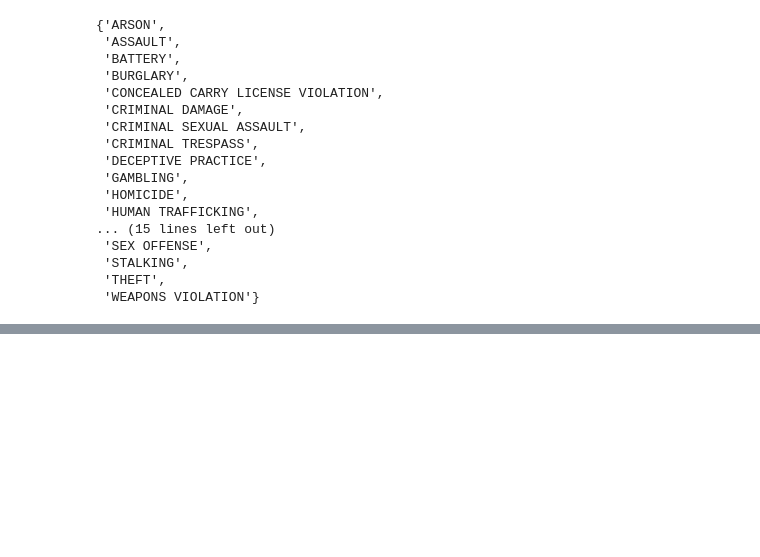
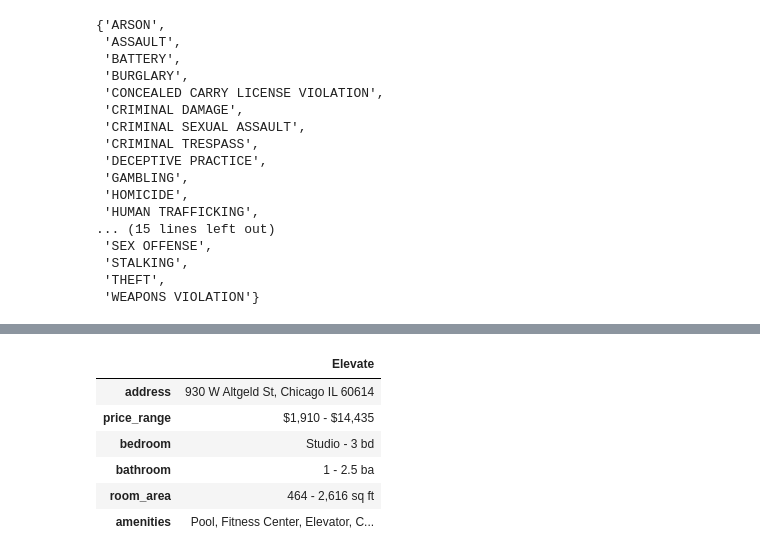
Before and after one commit to cs-ssa-w22/final-project-none, a Jupyter notebook: Housing_Map.ipynb, the cells around one changed output, grey strips where cells are left out. Cells and saved outputs as stored; diff of their text form; code cells hidden in the pictures; blank space fills up the shorter version.

```diff
--- a/Housing_Map.ipynb
+++ b/Housing_Map.ipynb
@@ -142,0 +185,10 @@ def if_crime_in_neighborhood(la1, lo1, la2, lo2, radius):
+# %%
+pd.DataFrame(housing.loc["Elevate"]).drop(["latitude", "longitude"])
+# %% [output]
+|  | Elevate |
+| address | 930 W Altgeld St, Chicago IL 60614 |
+| price_range | $1,910 - $14,435 |
+| bedroom | Studio - 3 bd |
+| bathroom | 1 - 2.5 ba |
+| room_area | 464 - 2,616 sq ft |
+| amenities | Pool, Fitness Center, Elevator, C... |
```
Also changed, not shown: parts of 4 cells of this notebook.
